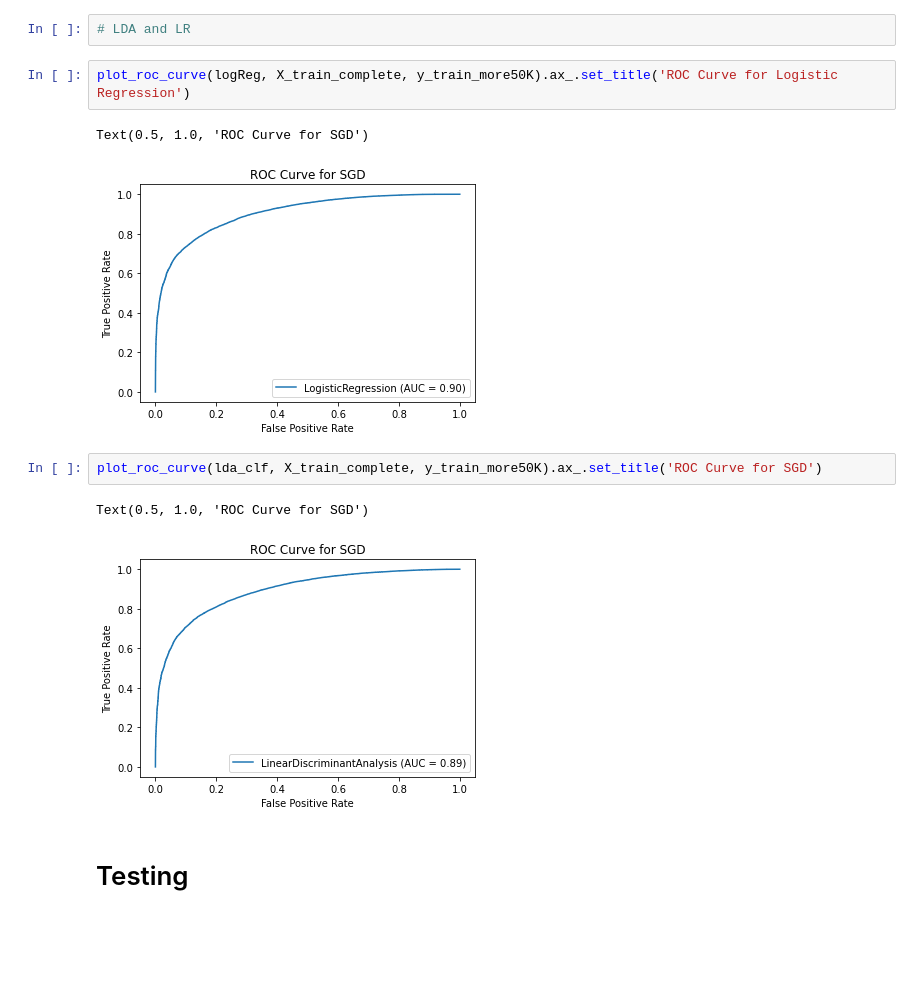
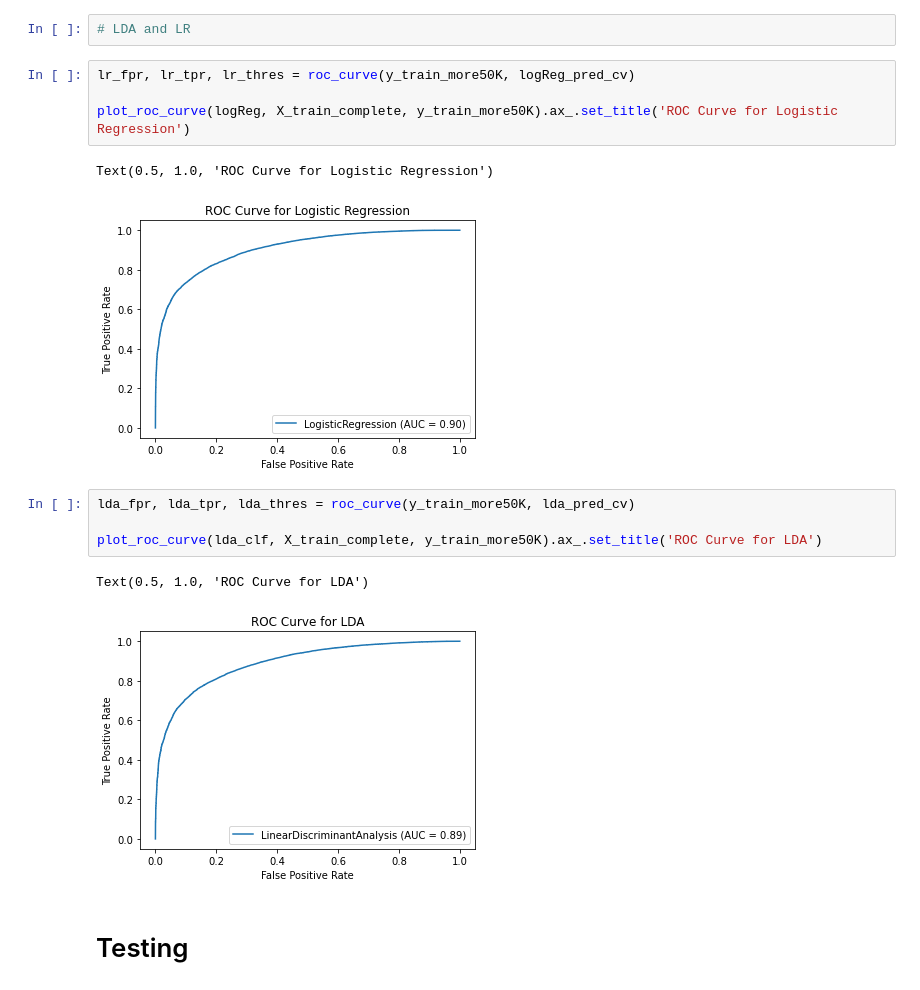
Before and after one commit to DrDubuPhD/AdultCensus_Classification, a Jupyter notebook: Artificial Intelligence Techniques Assignment.ipynb, the cells around one changed output. Cells and saved outputs as stored; diff of their text form; blank space fills up the shorter version.

```diff
--- a/Artificial Intelligence Techniques Assignment.ipynb
+++ b/Artificial Intelligence Techniques Assignment.ipynb
@@ -551,14 +599,18 @@ Text(0.5, 1.0, 'ROC Curve for SGD')
 # %%
 # LDA and LR
 # %%
+lr_fpr, lr_tpr, lr_thres = roc_curve(y_train_more50K, logReg_pred_cv)
+
 plot_roc_curve(logReg, X_train_complete, y_train_more50K).ax_.set_title('ROC Curve for Logistic Regression')
 # %% [output]
-Text(0.5, 1.0, 'ROC Curve for SGD')
+Text(0.5, 1.0, 'ROC Curve for Logistic Regression')
-[figure, old version]
+[figure, new version]
 # %%
-plot_roc_curve(lda_clf, X_train_complete, y_train_more50K).ax_.set_title('ROC Curve for SGD')
+lda_fpr, lda_tpr, lda_thres = roc_curve(y_train_more50K, lda_pred_cv)
+
+plot_roc_curve(lda_clf, X_train_complete, y_train_more50K).ax_.set_title('ROC Curve for LDA')
 # %% [output]
-Text(0.5, 1.0, 'ROC Curve for SGD')
+Text(0.5, 1.0, 'ROC Curve for LDA')
 [figure]
 # %% [markdown]
 # Testing
```
Also changed, not shown: parts of 9 cells of this notebook.
